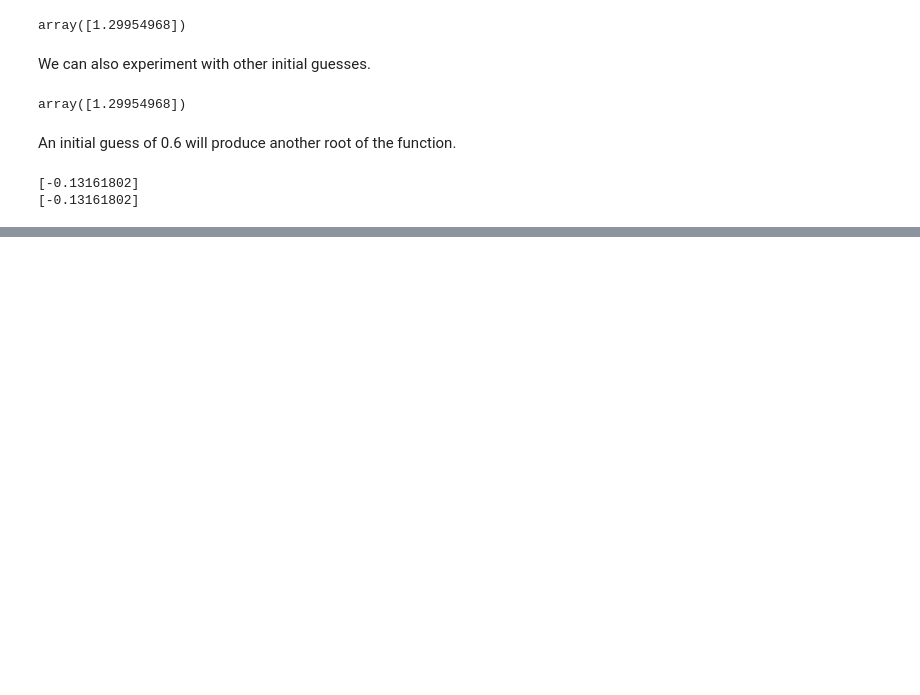
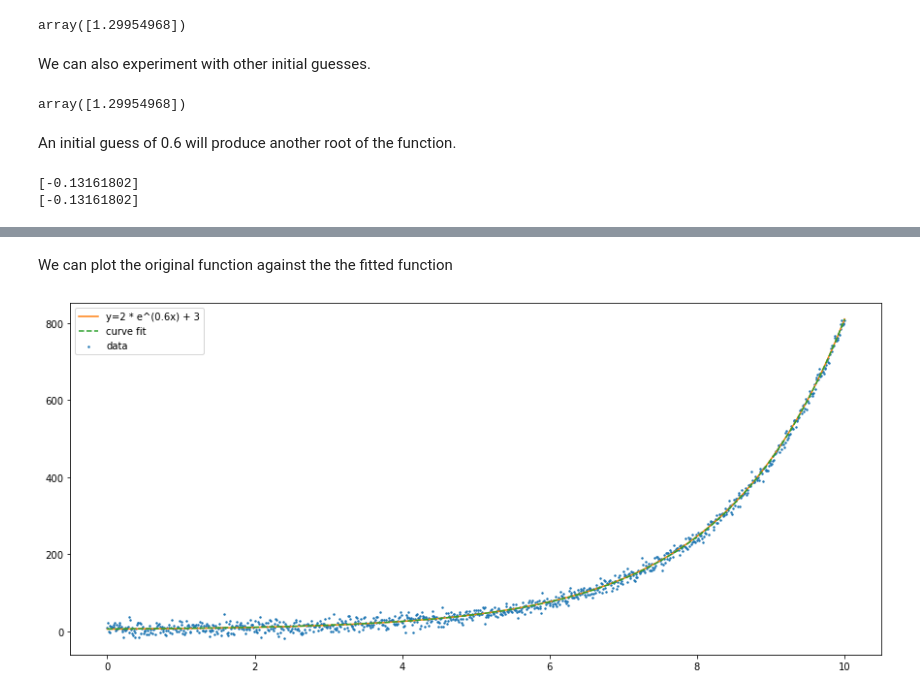
Before and after one commit to nivkeren/computational-methods, a Jupyter notebook: Lesson9.ipynb, the cells around one changed output, grey strips where cells are left out. Cells and saved outputs as stored; diff of their text form; code cells hidden in the pictures; blank space fills up the shorter version.

```diff
--- a/Lesson9.ipynb
+++ b/Lesson9.ipynb
@@ -215,0 +133,10 @@ an initial guess for x.
+# %% [markdown]
+We can plot the original function against the the fitted function
+# %%
+plt.scatter(x, y_pertubate, s=2, color='C0', label="data")
+plt.plot(x, y, 'C1', label=f"y={a} * e^({b}x) + {c}")
+plt.plot(x, exp(x, popt[0], popt[1], popt[2]), '--C2', label="curve fit")
+plt.legend()
+plt.show()
+# %% [output]
+[figure, added]
```
Also changed, not shown: parts of 65 cells of this notebook, 2 other files.
